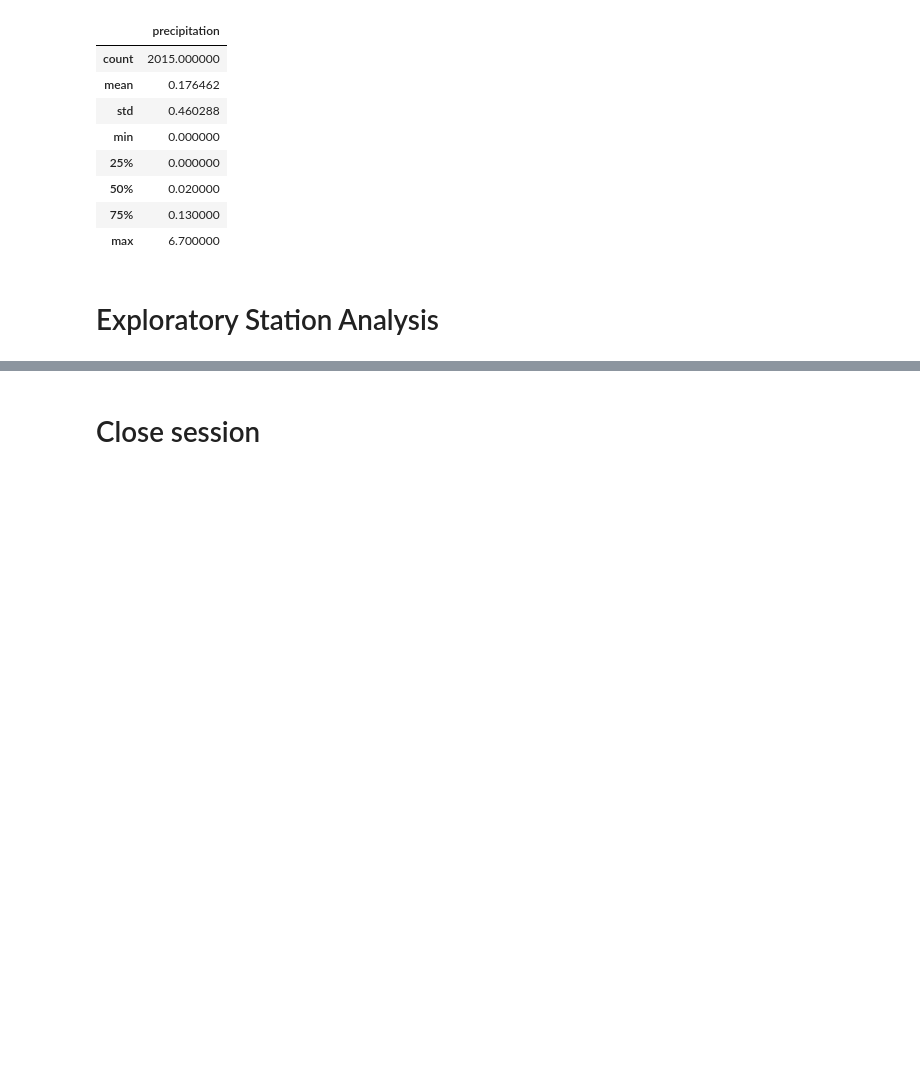
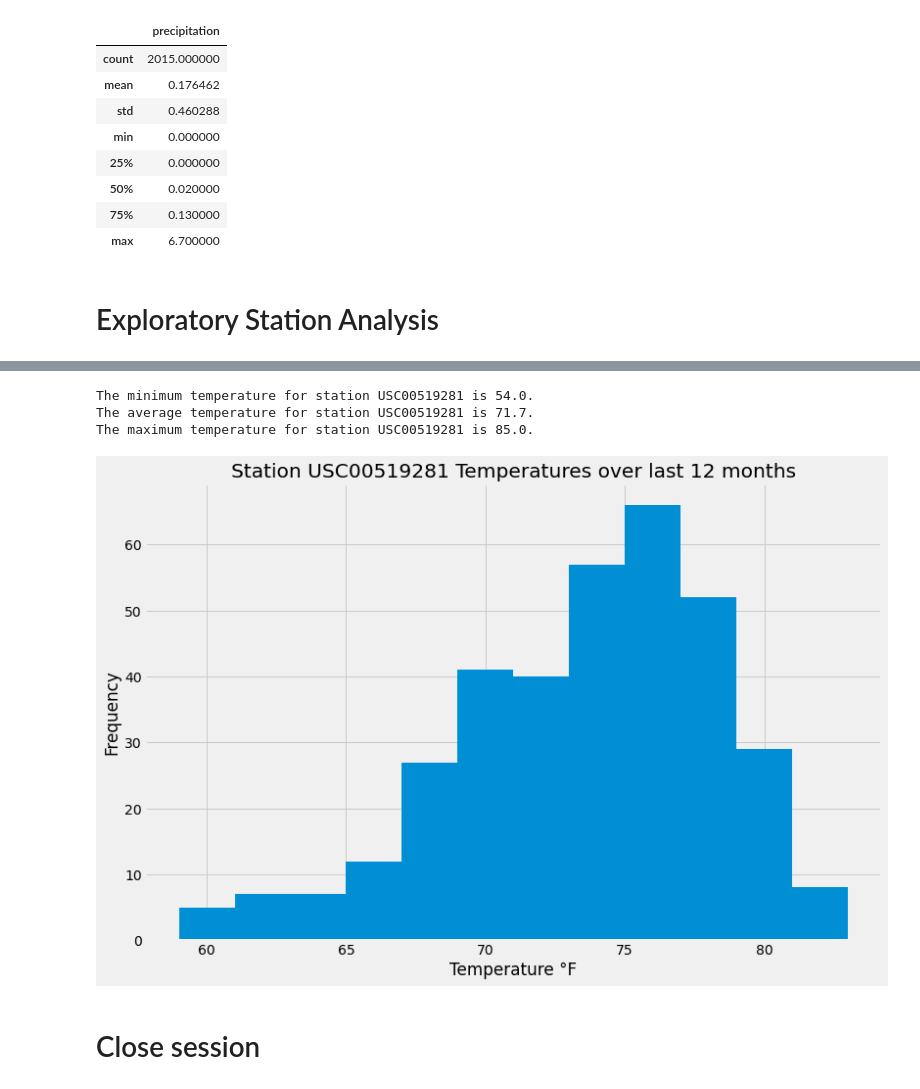
Before and after one commit to drbernal47/sqlalchemy-challenge, a Jupyter notebook: climate_starter.ipynb, the cells around one changed output, grey strips where cells are left out. Saved outputs shown, nothing was run; the diff lists cells and outputs as text; code cells hidden in the pictures; blank space fills up the shorter version.

Commit message:
Added Station Analysis

```diff
--- a/climate_starter.ipynb
+++ b/climate_starter.ipynb
@@ -93,6 +130,30 @@ sorted_df.describe()
+# %%
+# Using the most active station id from the previous query, calculate the lowest, highest, and average temperature.
+min_temp = session.query(func.min(Measurement.tobs).filter(Measurement.station == 'USC00519281'))[0][0]
+avg_temp = session.query(func.avg(Measurement.tobs).filter(Measurement.station == 'USC00519281'))[0][0]
+max_temp = session.query(func.max(Measurement.tobs).filter(Measurement.station == 'USC00519281'))[0][0]
+print(f"The minimum temperature for station USC00519281 is {min_temp}.")
+print(f"The average temperature for station USC00519281 is {round(avg_temp,1)}.")
+print(f"The maximum temperature for station USC00519281 is {max_temp}.")
+# %% [output]
+The minimum temperature for station USC00519281 is 54.0.
+The average temperature for station USC00519281 is 71.7.
+The maximum temperature for station USC00519281 is 85.0.
 # %%
 # Using the most active station id
 # Query the last 12 months of temperature observation data for this station and plot the results as a histogram
+station_temps = session.query(Measurement.tobs).filter(Measurement.station == 'USC00519281').\
+    filter(Measurement.date > last_year_dt)
+
+temps_df = pd.DataFrame(station_temps)
+
+temps_df.hist(figsize=(12,8),bins=12)
+plt.title('Station USC00519281 Temperatures over last 12 months')
+plt.xlabel('Temperature °F')
+plt.ylabel('Frequency')
+plt.show()
+# %% [output]
+[figure, added]
 # %% [markdown]
 # Close session
 # %%
```
Also changed, not shown: parts of 5 cells of this notebook.
